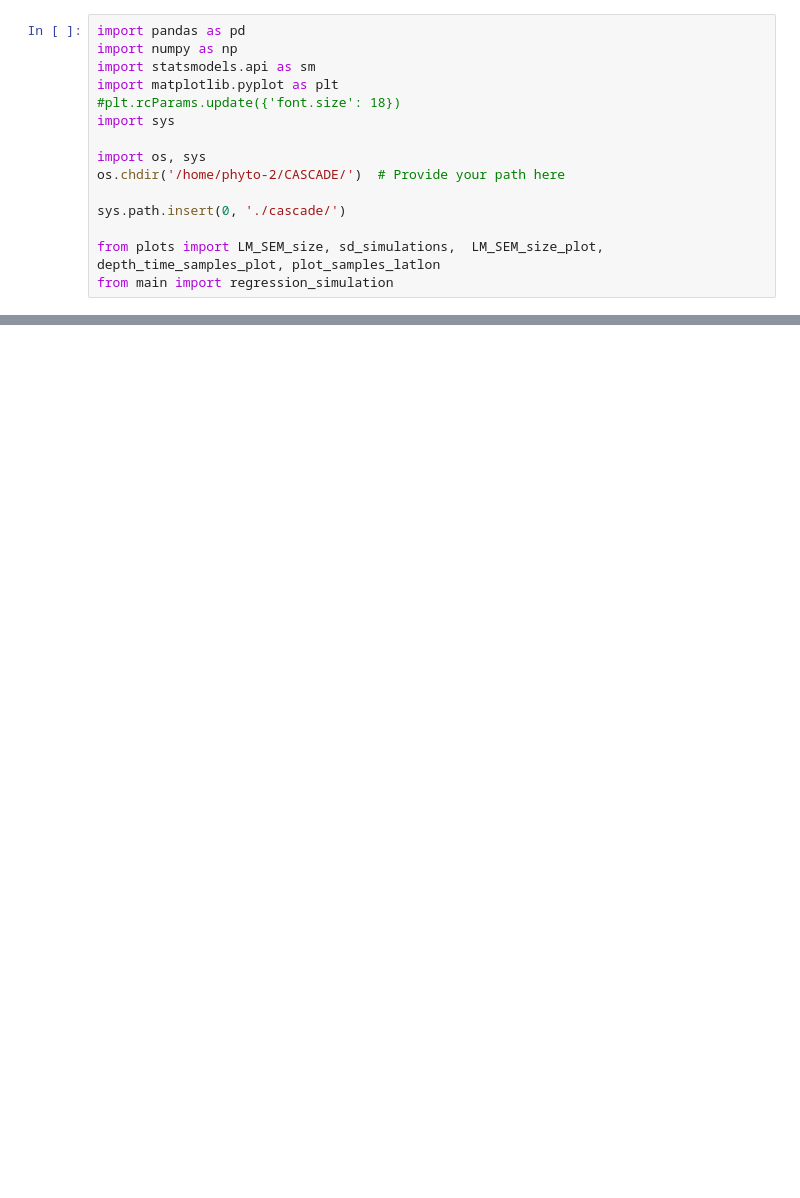
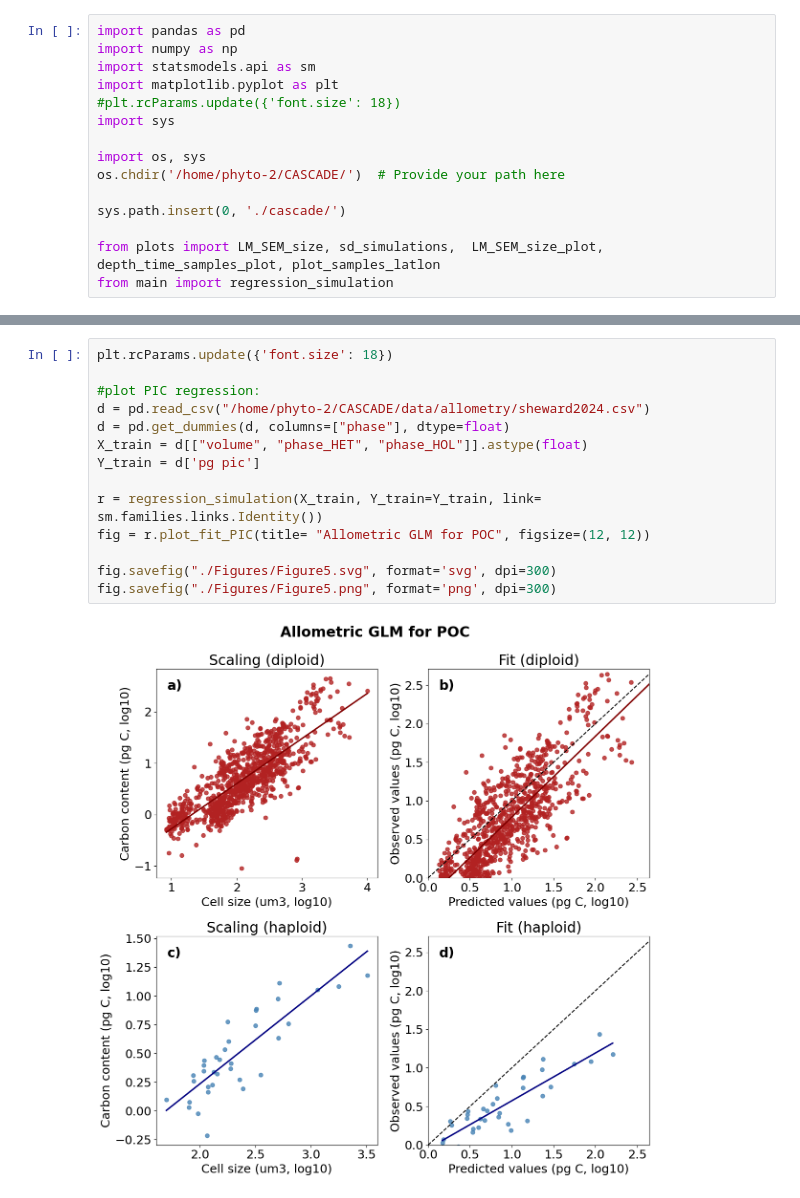
Before and after one commit to nanophyto/CASCADE, a Jupyter notebook: notebooks/4. plots.ipynb, the cells around one changed output, grey strips where cells are left out. Cells and saved outputs as stored; diff of their text form; blank space fills up the shorter version.

```diff
--- a/notebooks/4. plots.ipynb
+++ b/notebooks/4. plots.ipynb
@@ -50,3 +74,19 @@ fin
+# %%
+plt.rcParams.update({'font.size': 18})
+
+#plot PIC regression:
+d = pd.read_csv("/home/phyto-2/CASCADE/data/allometry/sheward2024.csv")
+d = pd.get_dummies(d, columns=["phase"], dtype=float)
+X_train = d[["volume", "phase_HET", "phase_HOL"]].astype(float)
+Y_train = d['pg pic']
+
+r = regression_simulation(X_train, Y_train=Y_train, link= sm.families.links.Identity())
+fig = r.plot_fit_PIC(title= "Allometric GLM for POC", figsize=(12, 12))
+
+fig.savefig("./Figures/Figure5.svg", format='svg', dpi=300)
+fig.savefig("./Figures/Figure5.png", format='png', dpi=300)
+# %% [output]
+[figure, added]
 # %%
 plt.rcParams.update({'font.size': 15})
 
```
Also changed, not shown: parts of 10 cells of this notebook, 23 other files.
